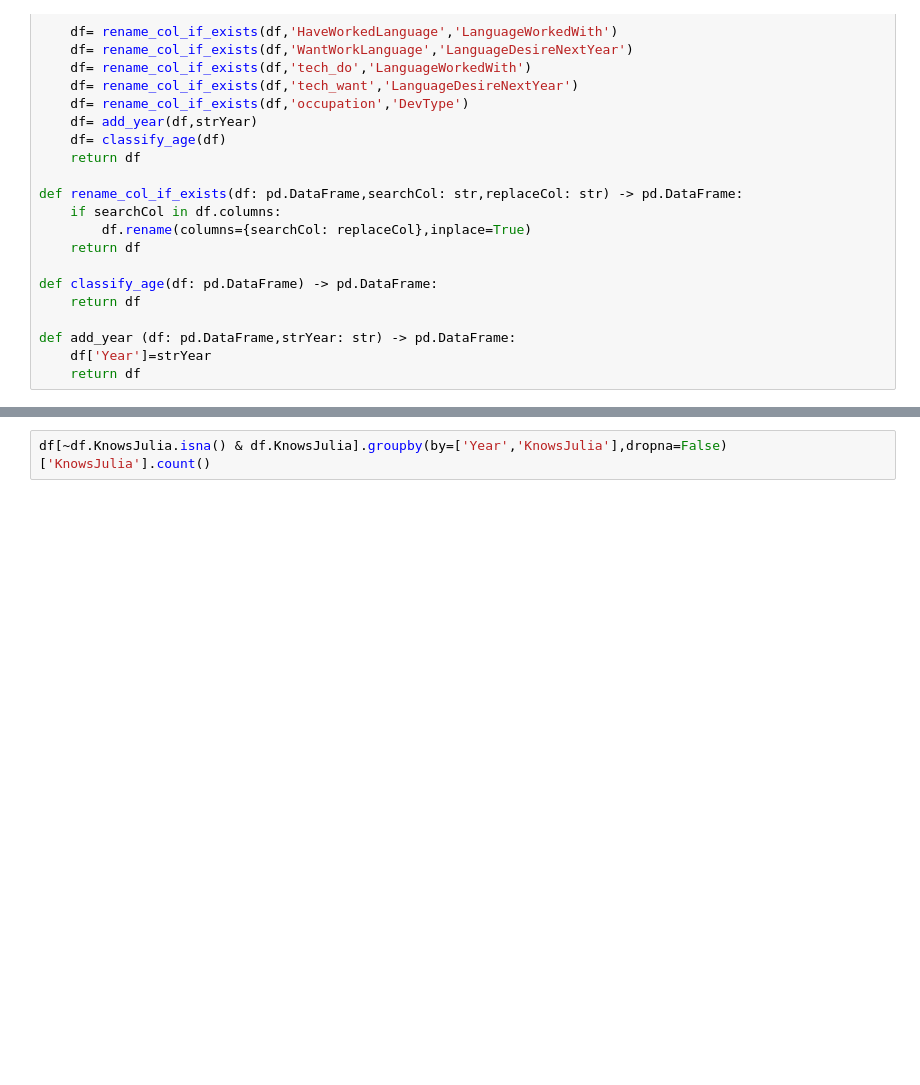
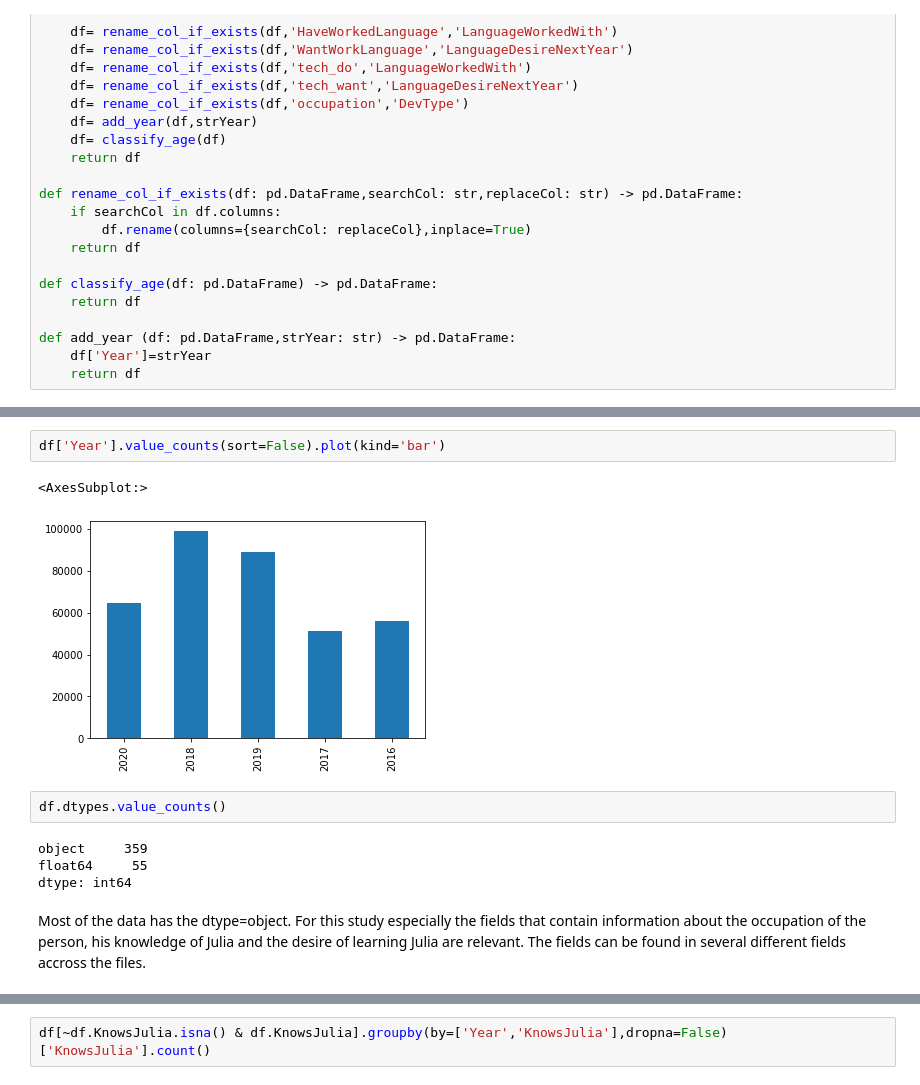
Before and after one commit to Blackpfoerd/ND-DS-Project1, a Jupyter notebook: Project1.ipynb, the cells around one changed output, grey strips where cells are left out. Cells and saved outputs as stored; diff of their text form; blank space fills up the shorter version.

```diff
--- a/Project1.ipynb
+++ b/Project1.ipynb
@@ -62,0 +87,13 @@ df.head()
+# %%
+df['Year'].value_counts(sort=False).plot(kind='bar')
+# %% [output]
+<AxesSubplot:>
+[figure, added]
+# %%
+df.dtypes.value_counts()
+# %% [output]
+object     359
+float64     55
+dtype: int64
+# %% [markdown]
+Most of the data has the dtype=object. For this study especially the fields that contain information about the occupation of the person, his knowledge of Julia and the desire of learning Julia are relevant. The fields can be found in several different fields accross the files.
```
Also changed, not shown: parts of 11 cells of this notebook, 1 other file.
